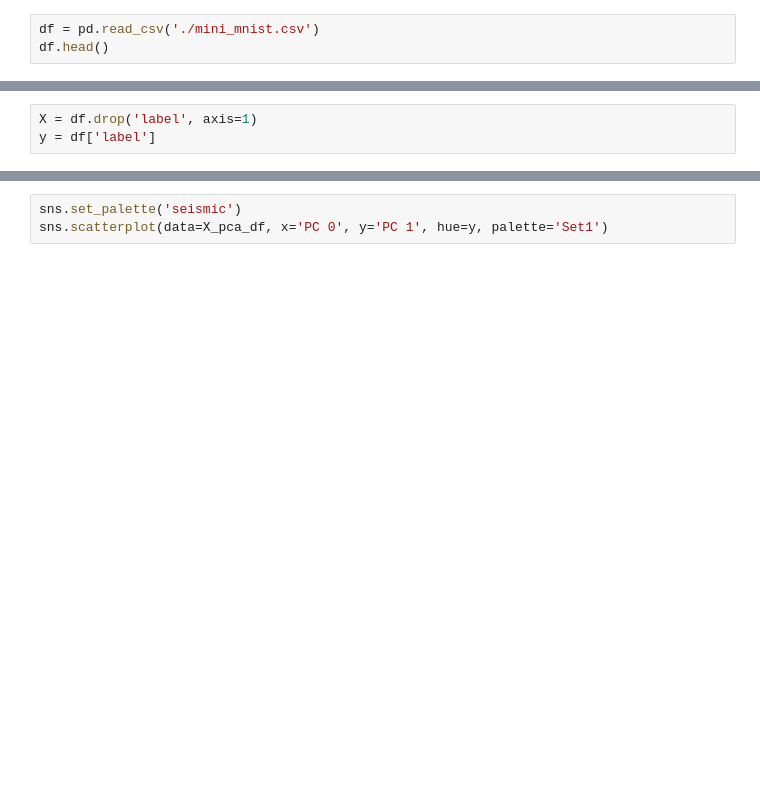
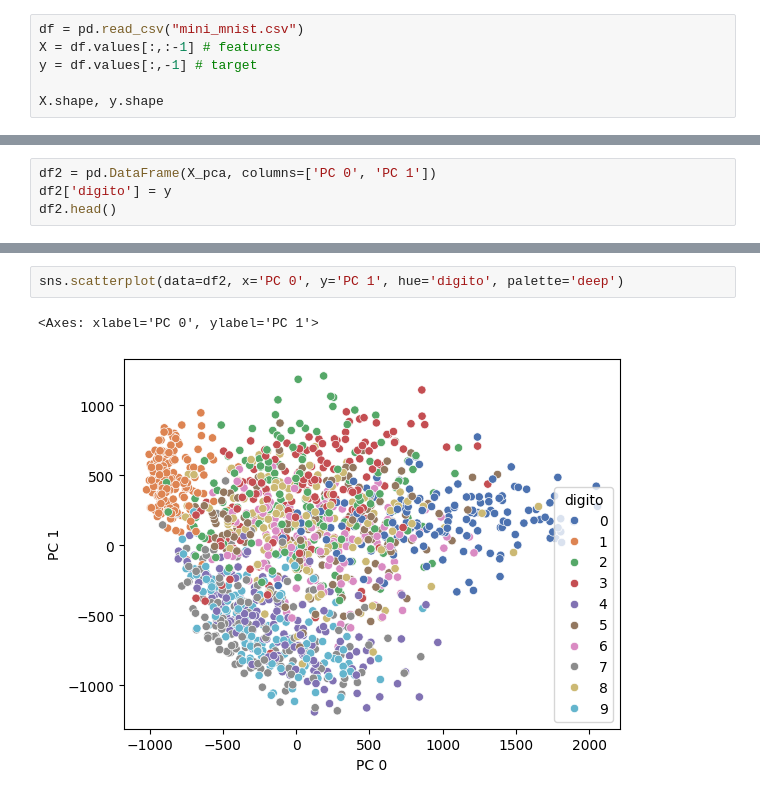
Before and after one commit to thiagogquinto/machine_learning, a Jupyter notebook: Atividade3/Atividade3.ipynb, the cells around one changed output, grey strips where cells are left out. Cells and saved outputs as stored; diff of their text form; blank space fills up the shorter version.

```diff
--- a/Atividade3/Atividade3.ipynb
+++ b/Atividade3/Atividade3.ipynb
@@ -3,3 +19,6 @@ import pandas as pd
 # %%
-df = pd.read_csv('./mini_mnist.csv')
-df.head()
+df = pd.read_csv("mini_mnist.csv")
+X = df.values[:,:-1] # features
+y = df.values[:,-1] # target
+
+X.shape, y.shape
@@ -6,3 +26,0 @@ df.head()
-# %%
-X = df.drop('label', axis=1)
-y = df['label']
@@ -18,0 +31,4 @@ X_pca_df = pd.DataFrame(X_pca, columns = ['PC1', 'PC2'])
+# %%
+df2 = pd.DataFrame(X_pca, columns=['PC 0', 'PC 1'])
+df2['digito'] = y
+df2.head()
@@ -19,3 +42,5 @@ X_pca_df = pd.DataFrame(X_pca, columns = ['PC1', 'PC2'])
 # %%
-sns.set_palette('seismic')
-sns.scatterplot(data=X_pca_df, x='PC 0', y='PC 1', hue=y, palette='Set1')
+sns.scatterplot(data=df2, x='PC 0', y='PC 1', hue='digito', palette='deep')
+# %% [output]
+<Axes: xlabel='PC 0', ylabel='PC 1'>
+[figure, added]
```
Also changed, not shown: parts of 17 cells of this notebook.
